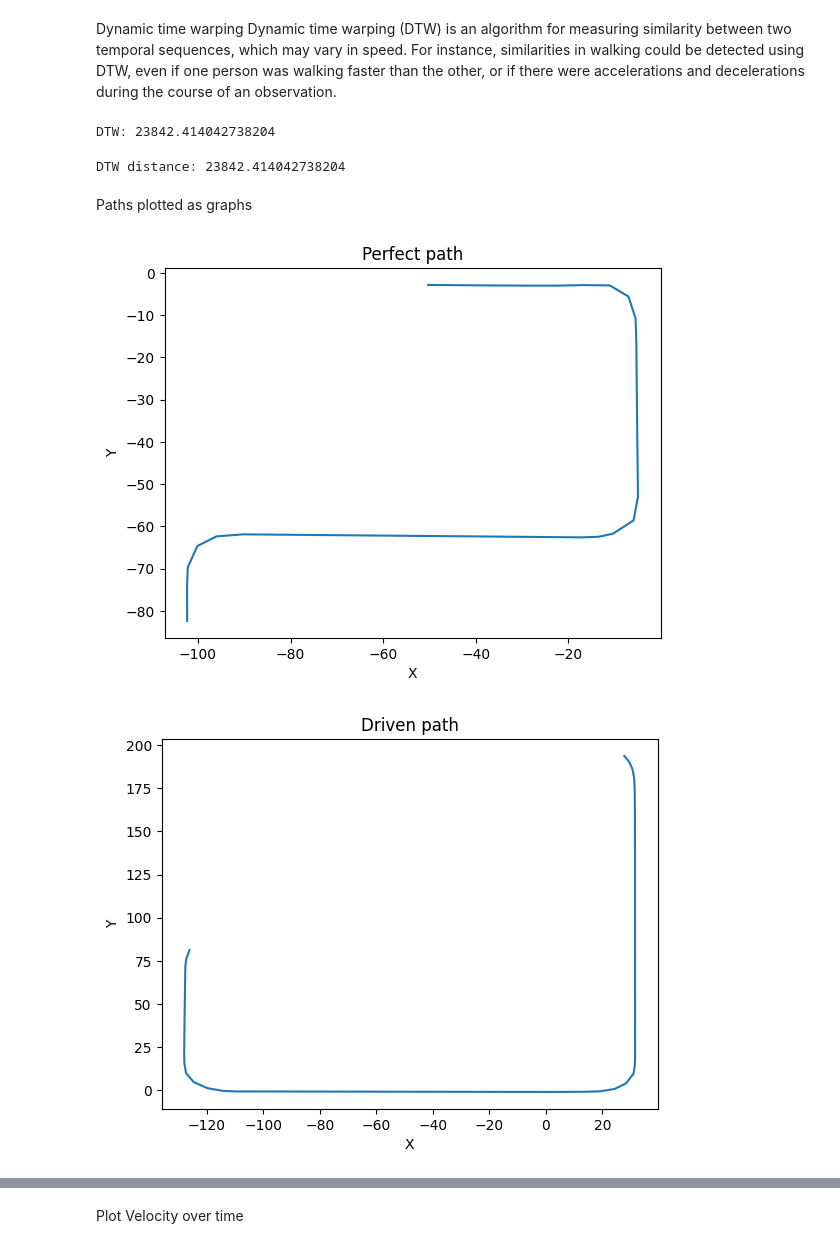
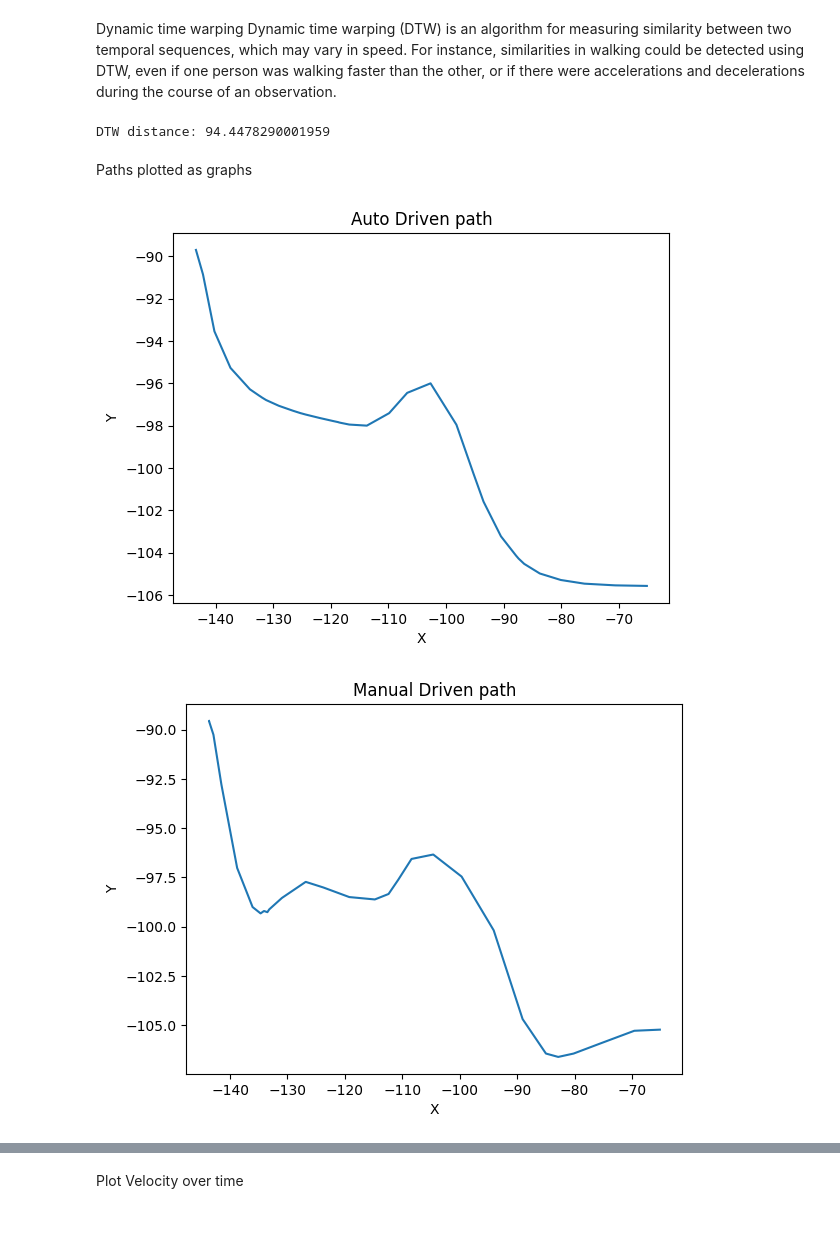
Before and after one commit to Nikitich2033/CARLA_0.9.13_scripts, a Jupyter notebook: j_safety_score_notebook.ipynb, the cells around one changed output, grey strips where cells are left out. Drawn from its saved outputs; the diff is of its cells as text; code cells hidden in the pictures.

```diff
--- a/j_safety_score_notebook.ipynb
+++ b/j_safety_score_notebook.ipynb
@@ -65,6 +63,13 @@ or if there were accelerations and decelerations during the course of an observa
 # %%
 import numpy as np
 from dtw import *
+
+# Load the perfect and driven path JSON files
+with open('user_input/auto_scenario_0.json') as f:
+    perfect_path_data = json.load(f)
+
+with open('user_input/manual_scenario_0.json') as f:
+    driven_path_data = json.load(f)
 
 # Extract the vehicle locations as tuples from the JSON files
 perfect_path = [(d['vehicle_location']['x'], d['vehicle_location']['y']) for d in perfect_path_data]
@@ -83,8 +88,6 @@ d, _, _, _ = dtw(perfect_path, driven_path, dist=distance_func)
 similarity = d
 
 print("DTW: "+ str(similarity))
-# %% [output]
-DTW: 23842.414042738204
 # %%
 from dtw import dtw
 import numpy as np
@@ -111,43 +114,43 @@ distance,_,_,_= dtw(perfect_path_array, driven_path_array,dist=euclidean_distanc
 # Print the DTW distance
 print("DTW distance:", distance)
 # %% [output]
-DTW distance: 23842.414042738204
+DTW distance: 94.4478290001959
 # %% [markdown]
 Paths plotted as graphs
 # %%
 import json
 import matplotlib.pyplot as plt
 
 # Load the perfect and driven path JSON files
-with open('user_input/scenario_0.json') as f:
+with open('user_input/auto_scenario_0.json') as f:
     perfect_path_data = json.load(f)
 
-with open('user_input/scenario_1.json') as f:
+with open('user_input/manual_scenario_0.json') as f:
     driven_path_data = json.load(f)
 
 # Extract the vehicle locations as tuples from the JSON files
 perfect_path = [(d['vehicle_location']['x'], d['vehicle_location']['y']) for d in perfect_path_data]
 driven_path = [(d['vehicle_location']['x'], d['vehicle_location']['y']) for d in driven_path_data]
 
 # Plot the perfect path
 plt.plot(*zip(*perfect_path))
-plt.title('Perfect path')
+plt.title('Auto Driven path')
 plt.xlabel('X')
 plt.ylabel('Y')
 plt.show()
 
 # Plot the driven path
 plt.plot(*zip(*driven_path))
-plt.title('Driven path')
+plt.title('Manual Driven path')
 plt.xlabel('X')
 plt.ylabel('Y')
 plt.show()
 
 # Plot both paths on the same graph
 plt.plot([x for x, y in perfect_path], [y for x, y in perfect_path], 'b-', label='Perfect path')
 plt.plot([x for x, y in driven_path], [y for x, y in driven_path], 'r-', label='Driven path')
 plt.legend()
 plt.show()
 # %% [output]
-[figure, old version]
+[figure, new version]
-[figure, old version]
+[figure, new version]
```
Also changed, not shown: parts of 3 cells of this notebook, 7 other files.
